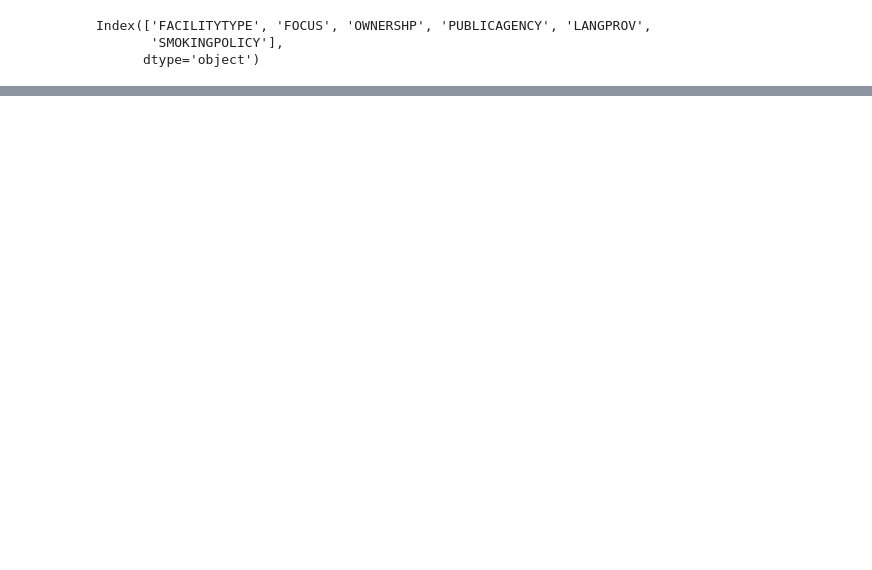
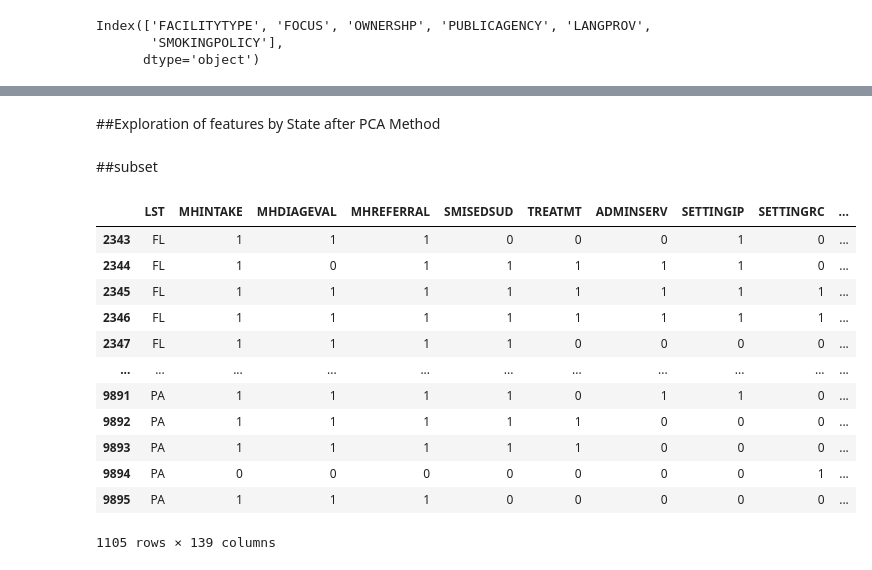
Before and after one commit to urenajose/DS-Unit-1-Build, a Jupyter notebook: National_Mental_Health_Unit_1_build.ipynb, the cells around one changed output, grey strips where cells are left out. Cells and saved outputs as stored; diff of their text form; code cells hidden in the pictures; blank space fills up the shorter version.

```diff
--- a/National_Mental_Health_Unit_1_build.ipynb
+++ b/National_Mental_Health_Unit_1_build.ipynb
@@ -231,0 +359,22 @@ df_main_services[]
+# %% [markdown]
+##Exploration of features by State after PCA Method
+# %% [markdown]
+##subset
+# %%
+PA_FL_DF = df[(df["LST"].isin(['PA','FL']))]
+PA_FL_DF = PA_FL_DF.drop(["CASEID"],axis=1)
+PA_FL_DF
+# %% [output]
+|  | LST | MHINTAKE | MHDIAGEVAL | MHREFERRAL | SMISEDSUD | TREATMT | ADMINSERV | SETTINGIP | SETTINGRC | ... |
+| 2343 | FL | 1 | 1 | 1 | 0 | 0 | 0 | 1 | 0 | ... |
+| 2344 | FL | 1 | 0 | 1 | 1 | 1 | 1 | 1 | 0 | ... |
+| 2345 | FL | 1 | 1 | 1 | 1 | 1 | 1 | 1 | 1 | ... |
+| 2346 | FL | 1 | 1 | 1 | 1 | 1 | 1 | 1 | 1 | ... |
+| 2347 | FL | 1 | 1 | 1 | 1 | 0 | 0 | 0 | 0 | ... |
+| ... | ... | ... | ... | ... | ... | ... | ... | ... | ... | ... |
+| 9891 | PA | 1 | 1 | 1 | 1 | 0 | 1 | 1 | 0 | ... |
+| 9892 | PA | 1 | 1 | 1 | 1 | 1 | 0 | 0 | 0 | ... |
+| 9893 | PA | 1 | 1 | 1 | 1 | 1 | 0 | 0 | 0 | ... |
+| 9894 | PA | 0 | 0 | 0 | 0 | 0 | 0 | 0 | 1 | ... |
+| 9895 | PA | 1 | 1 | 1 | 0 | 0 | 0 | 0 | 0 | ... |
+1105 rows × 139 columns
```
Also changed, not shown: parts of 45 cells of this notebook.
